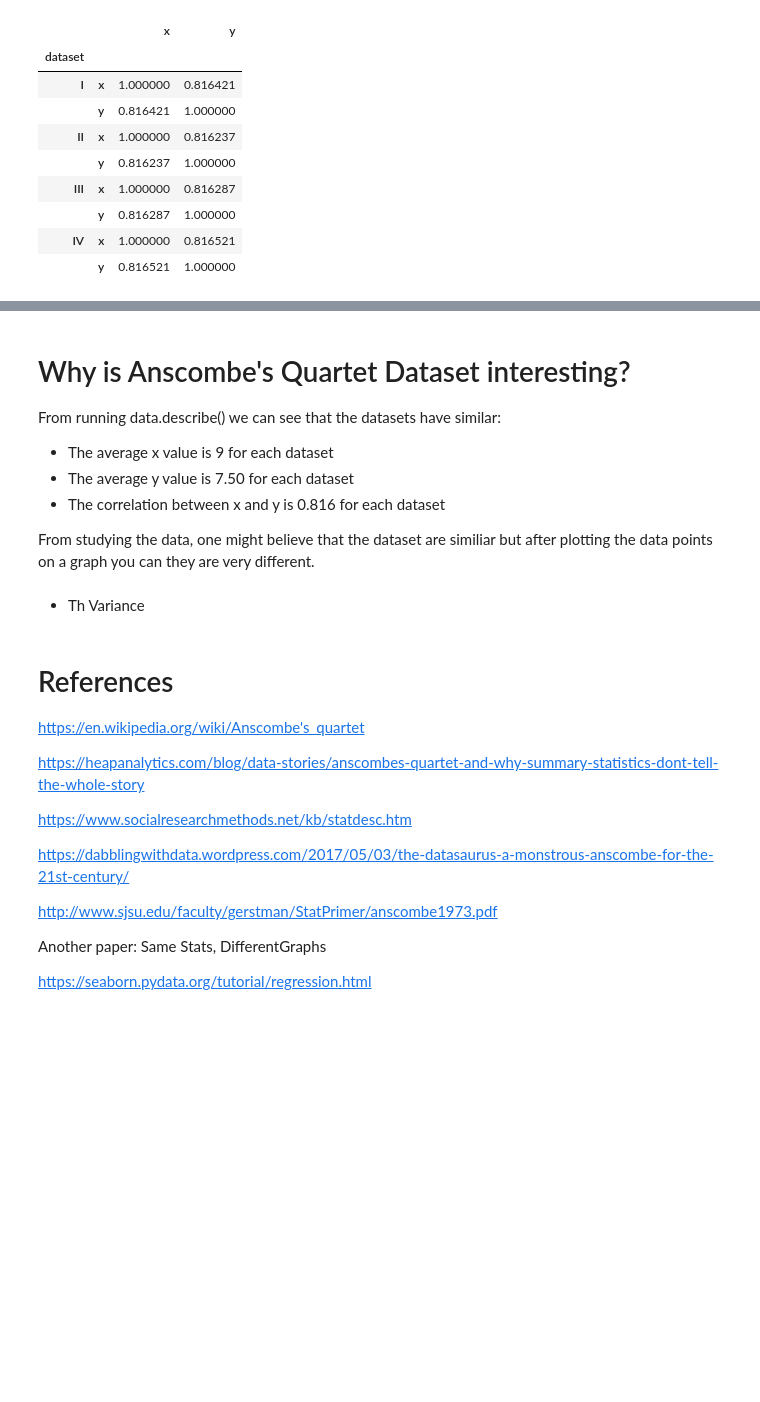
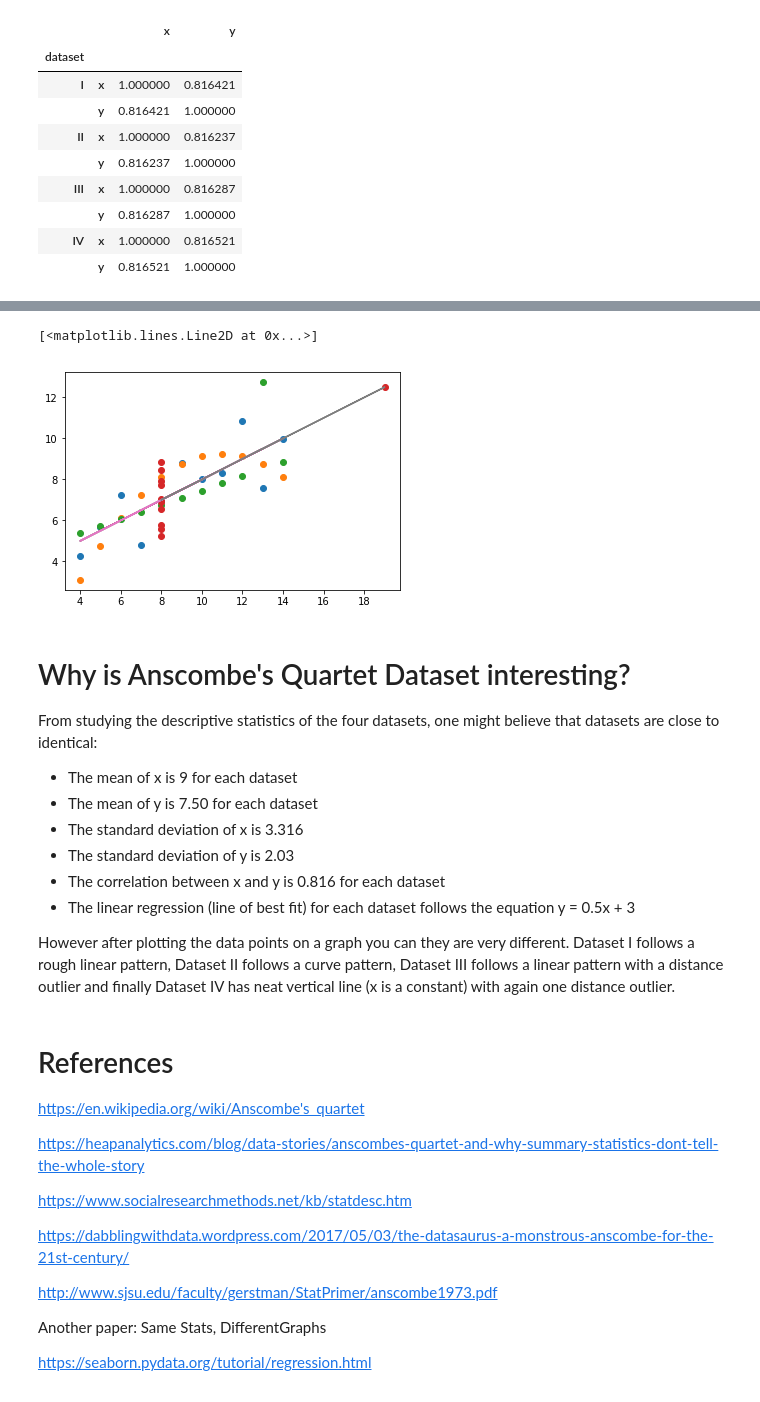
Before and after one commit to RitRa/Anscombe-s_quartet-dataset, a Jupyter notebook: Anscombe's Quartet Dataset.ipynb, the cells around one changed output, grey strips where cells are left out. Drawn from its saved outputs; the diff is of its cells as text; code cells hidden in the pictures; blank space fills up the shorter version.

```diff
--- a/Anscombe's Quartet Dataset.ipynb
+++ b/Anscombe's Quartet Dataset.ipynb
@@ -141,11 +145,39 @@ NameError: name 'anscombe_x' is not defined
+# %%
+# plotting all the datasets and the linear regression
+
+df_1 = df[df['dataset'] == 'I']
+df_2 = df[df['dataset'] == 'II']
+df_3 = df[df['dataset'] == 'III']
+df_4 = df[df['dataset'] == 'IV']
+
+
+trend1 = np.polyfit(df_1['x'], df_1['y'], 1)
+trend2 = np.polyfit(df_2['x'], df_2['y'], 1)
+trend3 = np.polyfit(df_3['x'], df_3['y'], 1)
+trend4 = np.polyfit(df_4['x'], df_4['y'], 1)
+
+plt.plot(df_1['x'],df_1['y'],'o')
+plt.plot(df_2['x'], df_2['y'],'o')
+plt.plot(df_3['x'], df_3['y'],'o')
+plt.plot(df_4['x'], df_4['y'],'o')
+
+
+plt.plot(df_1['x'],trend1[1]+trend1[0]*df_1['x'])
+plt.plot(df_2['x'],trend2[1]+trend2[0]*df_2['x'])
+plt.plot(df_3['x'],trend3[1]+trend3[0]*df_3['x'])
+plt.plot(df_4['x'],trend4[1]+trend4[0]*df_4['x'])
+# %% [output]
+[<matplotlib.lines.Line2D at 0x...>]
+[figure, added]
 # %% [markdown]
 # Why is Anscombe's Quartet Dataset interesting?
-From running data.describe() we can see that the datasets have similar:
+From studying the descriptive statistics of the four datasets, one might believe that datasets are close to identical:
 
-- The average x value is 9 for each dataset
-- The average y value is 7.50 for each dataset
+- The mean of x is 9 for each dataset
+- The mean of y is 7.50 for each dataset
+- The standard deviation of x is 3.316
+- The standard deviation of y is 2.03
 - The correlation between x and y is 0.816 for each dataset
+- The linear regression (line of best fit) for each dataset follows the equation y = 0.5x + 3
 
-
-
-From studying the data, one might believe that the dataset are similiar but after plotting the data points on a graph you can they are very different.
+However after plotting the data points on a graph you can they are very different. Dataset I follows a rough linear pattern, Dataset II follows a curve pattern, Dataset III follows a linear pattern with a distance outlier and finally Dataset IV has neat vertical line (x is a constant) with again one distance outlier.
@@ -154,5 +184,3 @@ Disc
-# %% [markdown]
-- Th Variance
 # %% [markdown]
 # References
 
```
Also changed, not shown: parts of 12 cells of this notebook, 1 other file.
